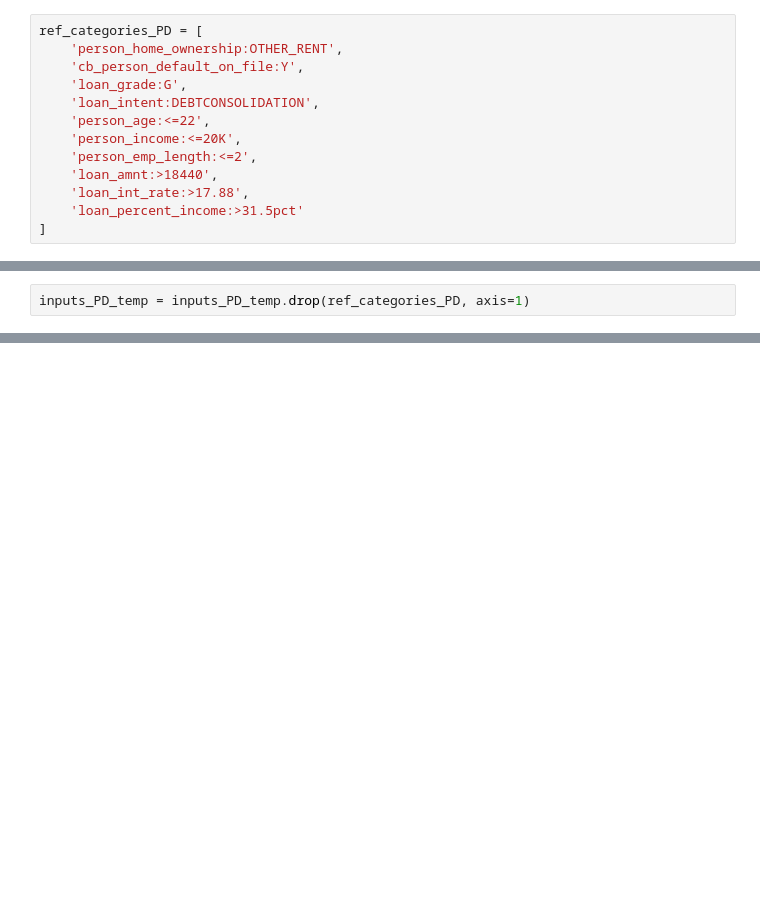
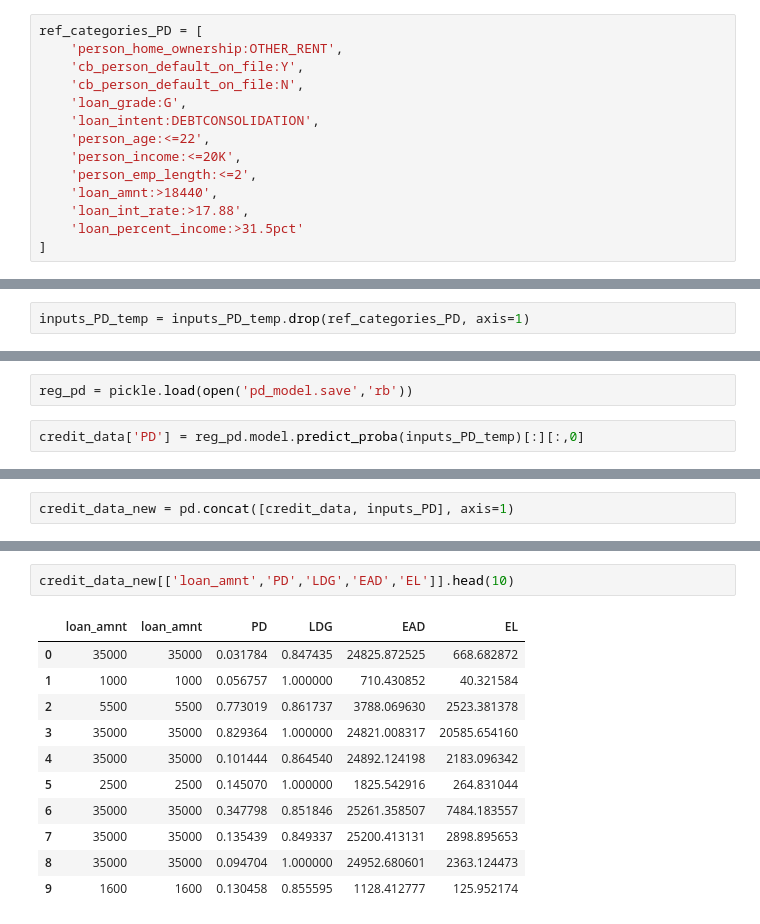
Before and after one commit to harryzyz/CreditRiskDemo, a Jupyter notebook: case1/LDG_Model_and_EAD_model.ipynb, the cells around one changed output, grey strips where cells are left out. Cells and saved outputs as stored; diff of their text form; blank space fills up the shorter version.

```diff
--- a/case1/LDG_Model_and_EAD_model.ipynb
+++ b/case1/LDG_Model_and_EAD_model.ipynb
@@ -901,6 +904,7 @@ features_all_PD = [ 'person_home_ownership:OWN',
 ref_categories_PD = [
     'person_home_ownership:OTHER_RENT',
     'cb_person_default_on_file:Y',
+    'cb_person_default_on_file:N',
     'loan_grade:G',
     'loan_intent:DEBTCONSOLIDATION',
     'person_age:<=22',
@@ -920,0 +927,4 @@ inputs_PD_temp.shape
+# %%
+reg_pd = pickle.load(open('pd_model.save','rb'))
+# %%
+credit_data['PD'] = reg_pd.model.predict_proba(inputs_PD_temp)[:][:,0]
@@ -920,0 +960,2 @@ inputs_PD_temp.shape
+# %%
+credit_data_new = pd.concat([credit_data, inputs_PD], axis=1)
@@ -920,0 +976,14 @@ inputs_PD_temp.shape
+# %%
+credit_data_new[['loan_amnt','PD','LDG','EAD','EL']].head(10)
+# %% [output]
+|  | loan_amnt | loan_amnt | PD | LDG | EAD | EL |
+| 0 | 35000 | 35000 | 0.031784 | 0.847435 | 24825.872525 | 668.682872 |
+| 1 | 1000 | 1000 | 0.056757 | 1.000000 | 710.430852 | 40.321584 |
+| 2 | 5500 | 5500 | 0.773019 | 0.861737 | 3788.069630 | 2523.381378 |
+| 3 | 35000 | 35000 | 0.829364 | 1.000000 | 24821.008317 | 20585.654160 |
+| 4 | 35000 | 35000 | 0.101444 | 0.864540 | 24892.124198 | 2183.096342 |
+| 5 | 2500 | 2500 | 0.145070 | 1.000000 | 1825.542916 | 264.831044 |
+| 6 | 35000 | 35000 | 0.347798 | 0.851846 | 25261.358507 | 7484.183557 |
+| 7 | 35000 | 35000 | 0.135439 | 0.849337 | 25200.413131 | 2898.895653 |
+| 8 | 35000 | 35000 | 0.094704 | 1.000000 | 24952.680601 | 2363.124473 |
+| 9 | 1600 | 1600 | 0.130458 | 0.855595 | 1128.412777 | 125.952174 |
```
Also changed, not shown: parts of 31 cells of this notebook, 2 other files.
